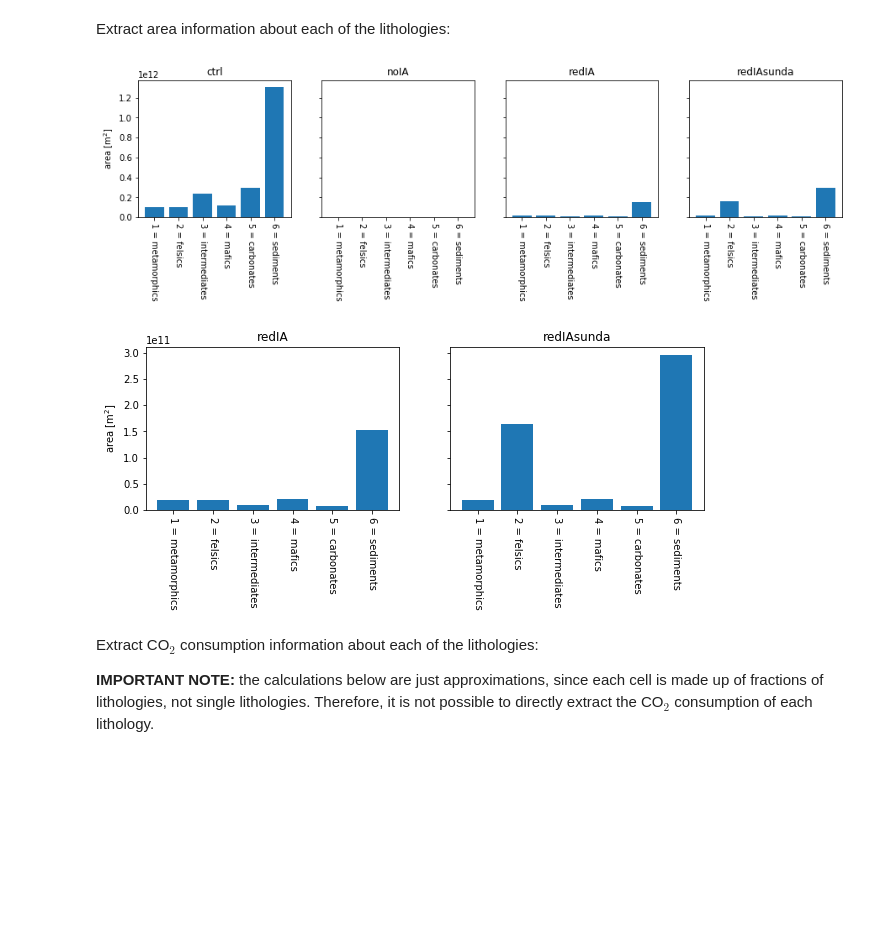
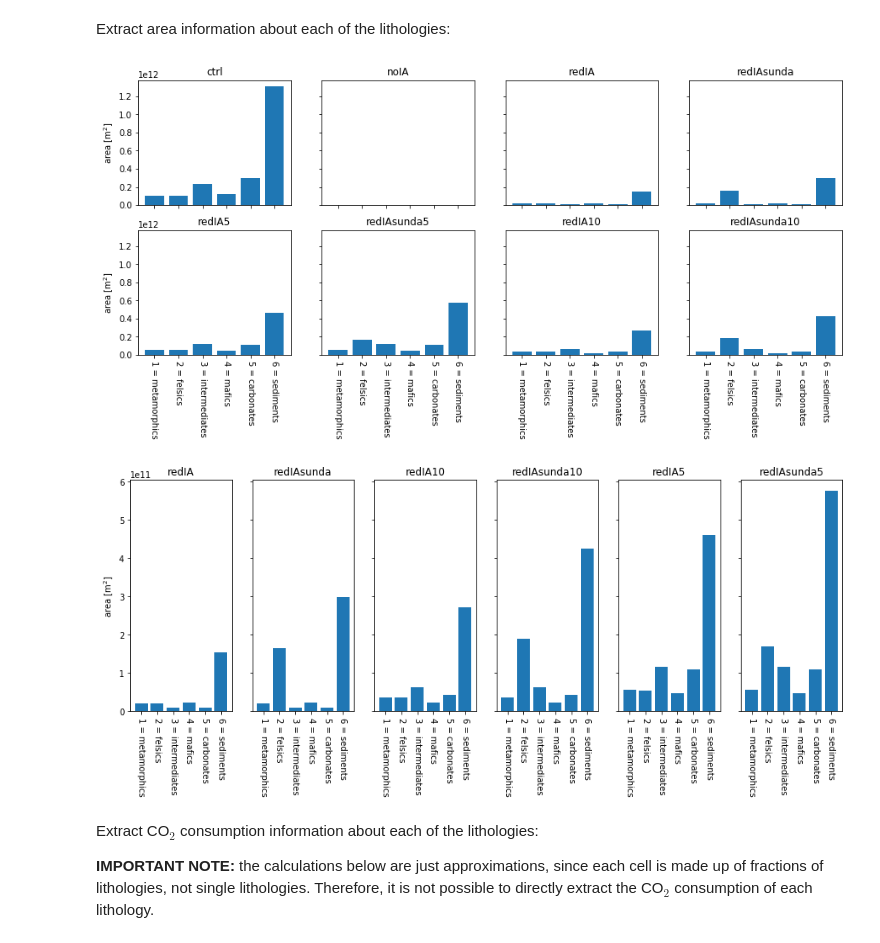
Before and after one commit to Swanson-Hysell-Group/GEOCLIM_Modern, a Jupyter notebook: Code/Notebooks/scenario_analysis.ipynb, the cells around one changed output. Cells and saved outputs as stored; diff of their text form; code cells hidden in the pictures; blank space fills up the shorter version.

Commit message:
add 10 and 5 Ma scenario results, update plots

```diff
--- a/Code/Notebooks/scenario_analysis.ipynb
+++ b/Code/Notebooks/scenario_analysis.ipynb
@@ -38,6 +38,10 @@ redIAsunda_nc = Dataset(path+'DynSoil_Climate_redIAsunda.nc')
 noDeccan_nc = Dataset(path+'DynSoil_Climate_noDeccan.nc')
 noET_nc = Dataset(path+'DynSoil_Climate_noET.nc')
 noTraps_nc = Dataset(path+'DynSoil_Climate_noTraps.nc')
+redIA5_nc = Dataset(path+'DynSoil_Climate_redIA5.nc')
+redIAsunda5_nc = Dataset(path+'DynSoil_Climate_redIAsunda5.nc')
+redIA10_nc = Dataset(path+'DynSoil_Climate_redIA10.nc')
+redIAsunda10_nc = Dataset(path+'DynSoil_Climate_redIAsunda10.nc')
 
 test_params = pd.read_csv('../Output/test_params.csv')
 # %%
@@ -239,6 +251,10 @@ lith_mask_ctrl = Dataset(path+'lith_mask_360_720.nc')
 lith_mask_noIA = Dataset(path+'lith_mask_noIA.nc')
 lith_mask_redIA = Dataset(path+'lith_mask_redIA.nc')
 lith_mask_redIAsunda = Dataset(path+'lith_mask_redIAsunda.nc')
+lith_mask_redIA5 = Dataset(path+'lith_mask_redIA5.nc')
+lith_mask_redIAsunda5 = Dataset(path+'lith_mask_redIAsunda5.nc')
+lith_mask_redIA10 = Dataset(path+'lith_mask_redIA10.nc')
+lith_mask_redIAsunda10 = Dataset(path+'lith_mask_redIAsunda10.nc')
 
 cell_area = Dataset(path+'cell_area_360_720.nc')
 # %%
@@ -269,6 +285,10 @@ ctrl_lith_area = np.zeros(n_liths)
 noIA_lith_area = np.zeros(n_liths)
 redIA_lith_area = np.zeros(n_liths)
 redIAsunda_lith_area = np.zeros(n_liths)
+redIA5_lith_area = np.zeros(n_liths)
+redIAsunda5_lith_area = np.zeros(n_liths)
+redIA10_lith_area = np.zeros(n_liths)
+redIAsunda10_lith_area = np.zeros(n_liths)
 
 for i in range(1,n_liths+1):
     ctrl_lith_area[i-1] = np.sum(lith_mask_ctrl.variables['frac'][i,:,:].data * IA_mask *\
@@ -279,43 +299,78 @@ for i in range(1,n_liths+1):
                                   cell_area.variables['area'][:,:].data)
     redIAsunda_lith_area[i-1] = np.sum(lith_mask_redIAsunda.variables['frac'][i,:,:].data * IA_mask *\
                                        cell_area.variables['area'][:,:].data)
+    redIA5_lith_area[i-1] = np.sum(lith_mask_redIA5.variables['frac'][i,:,:].data * IA_mask *\
+                                   cell_area.variables['area'][:,:].data)
+    redIAsunda5_lith_area[i-1] = np.sum(lith_mask_redIAsunda5.variables['frac'][i,:,:].data * IA_mask *\
+                                        cell_area.variables['area'][:,:].data)
+    redIA10_lith_area[i-1] = np.sum(lith_mask_redIA10.variables['frac'][i,:,:].data * IA_mask *\
+                                    cell_area.variables['area'][:,:].data)
+    redIAsunda10_lith_area[i-1] = np.sum(lith_mask_redIAsunda10.variables['frac'][i,:,:].data * IA_mask *\
+                                         cell_area.variables['area'][:,:].data)
 # %%
 lith_class = ['1 = metamorphics',
               '2 = felsics',
               '3 = intermediates',
               '4 = mafics',
               '5 = carbonates',
               '6 = sediments']
 
 # plot
-scenario_lith_area_list = [ctrl_lith_area, noIA_lith_area, redIA_lith_area, redIAsunda_lith_area]
-scenario_name_list = ['ctrl', 'noIA', 'redIA', 'redIAsunda']
+scenario_lith_area_list = [ctrl_lith_area,
+                           noIA_lith_area,
+                           redIA_lith_area,
+                           redIAsunda_lith_area,
+                           redIA5_lith_area,
+                           redIAsunda5_lith_area,
+                           redIA10_lith_area,
+                           redIAsunda10_lith_area]
+scenario_name_list = ['ctrl',
+                      'noIA',
+                      'redIA',
+                      'redIAsunda',
+                      'redIA5',
+                      'redIAsunda5',
+                      'redIA10',
+                      'redIAsunda10']
 
-fig, ax = plt.subplots(nrows=1, ncols=4, sharey=True, figsize=(15,3))
+fig, ax = plt.subplots(nrows=2, ncols=4, sharey=True, sharex=True, figsize=(15,6))
+
+ax = ax.flatten()
 
 x_inds = np.arange(n_liths)
 
-for i in range(4):
+for i in range(len(scenario_lith_area_list)):
     ax[i].bar(x_inds, scenario_lith_area_list[i])
     ax[i].set_xticks(x_inds)
     ax[i].set_xticklabels(lith_class, rotation=270)
     ax[i].set_title(scenario_name_list[i])
 
 ax[0].set_ylabel('area [m$^{2}$]')
+ax[4].set_ylabel('area [m$^{2}$]')
 
 plt.show(fig)
 # %% [output]
-[figure, old version]
+[figure, new version]
 # %%
 # plot
-scenario_lith_area_list_mini = [redIA_lith_area, redIAsunda_lith_area]
-scenario_name_list_mini = ['redIA', 'redIAsunda']
+scenario_lith_area_list_mini = [redIA_lith_area,
+                                redIAsunda_lith_area,
+                                redIA10_lith_area,
+                                redIAsunda10_lith_area,
+                                redIA5_lith_area,
+                                redIAsunda5_lith_area]
+scenario_name_list_mini = ['redIA',
+                           'redIAsunda',
+                           'redIA10',
+                           'redIAsunda10',
+                           'redIA5',
+                           'redIAsunda5']
 
-fig, ax = plt.subplots(nrows=1, ncols=2, sharey=True, figsize=(10,3))
+fig, ax = plt.subplots(nrows=1, ncols=6, sharey=True, figsize=(15,5))
 
 x_inds = np.arange(n_liths)
 
-for i in range(2):
+for i in range(len(scenario_lith_area_list_mini)):
     ax[i].bar(x_inds, scenario_lith_area_list_mini[i])
     ax[i].set_xticks(x_inds)
     ax[i].set_xticklabels(lith_class, rotation=270)
@@ -325,7 +380,7 @@ ax[0].set_ylabel('area [m$^{2}$]')
 
 plt.show(fig)
 # %% [output]
-[figure, old version]
+[figure, new version]
 # %% [markdown]
 Extract CO$_{2}$ consumption information about each of the lithologies:
 
```
Also changed, not shown: parts of 25 cells of this notebook, 2 other files.
